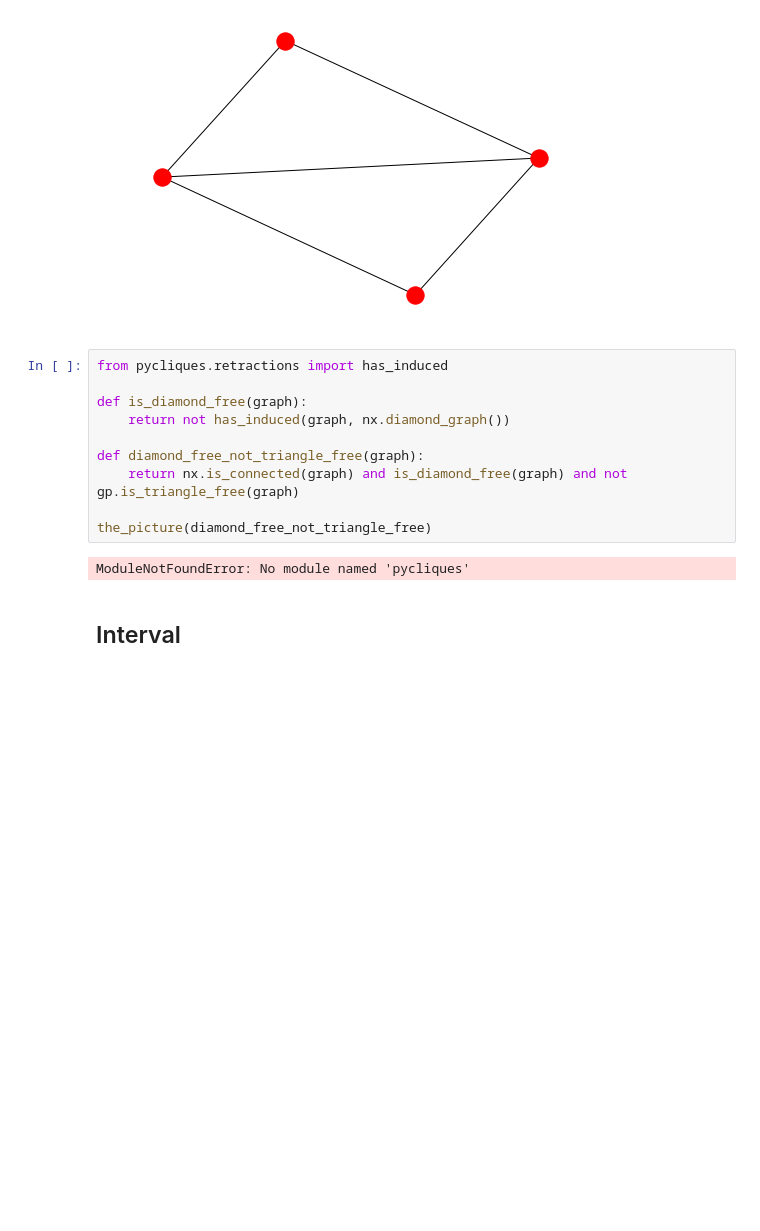
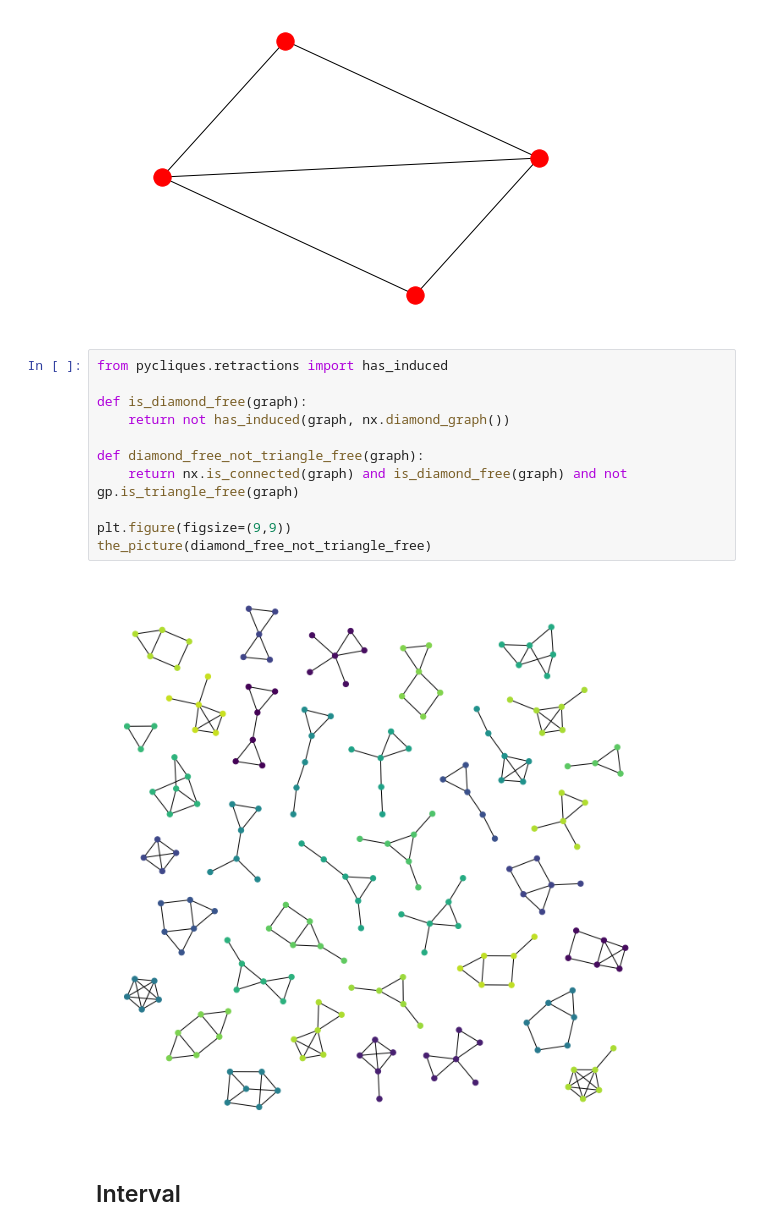
Before and after one commit to rvf0068/graph-classes-pictures, a Jupyter notebook: classes.ipynb, the cells around one changed output. Saved outputs shown, nothing was run; the diff lists cells and outputs as text; blank space fills up the shorter version.

```diff
--- a/classes.ipynb
+++ b/classes.ipynb
@@ -70,15 +76,16 @@ nx.draw(nx.diamond_graph())
 # %%
 from pycliques.retractions import has_induced
 
 def is_diamond_free(graph):
     return not has_induced(graph, nx.diamond_graph())
 
 def diamond_free_not_triangle_free(graph):
     return nx.is_connected(graph) and is_diamond_free(graph) and not gp.is_triangle_free(graph)
 
+plt.figure(figsize=(9,9))
 the_picture(diamond_free_not_triangle_free)
 # %% [output]
-ModuleNotFoundError: No module named 'pycliques'
+[figure, added]
 # %% [markdown]
 ## Interval
 # %%
```
Also changed, not shown: parts of 7 cells of this notebook.
